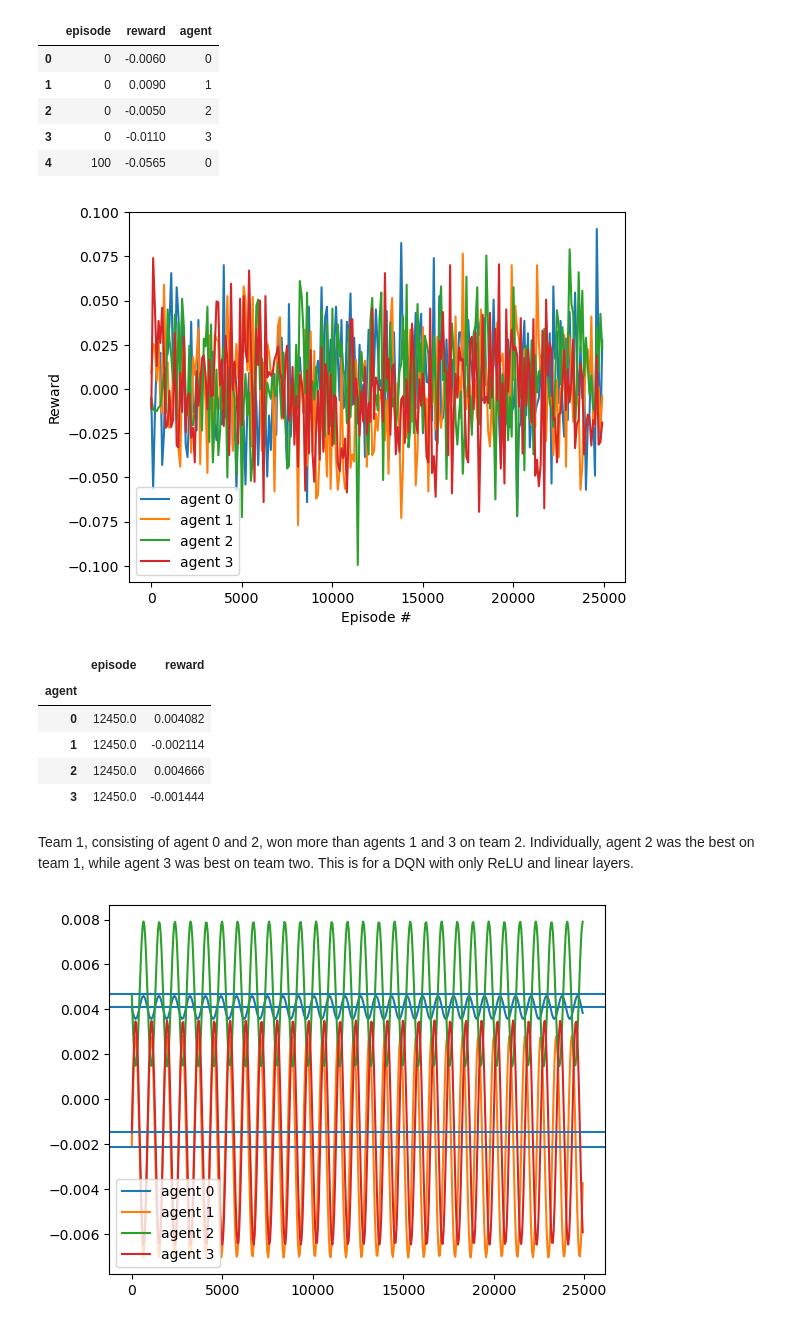
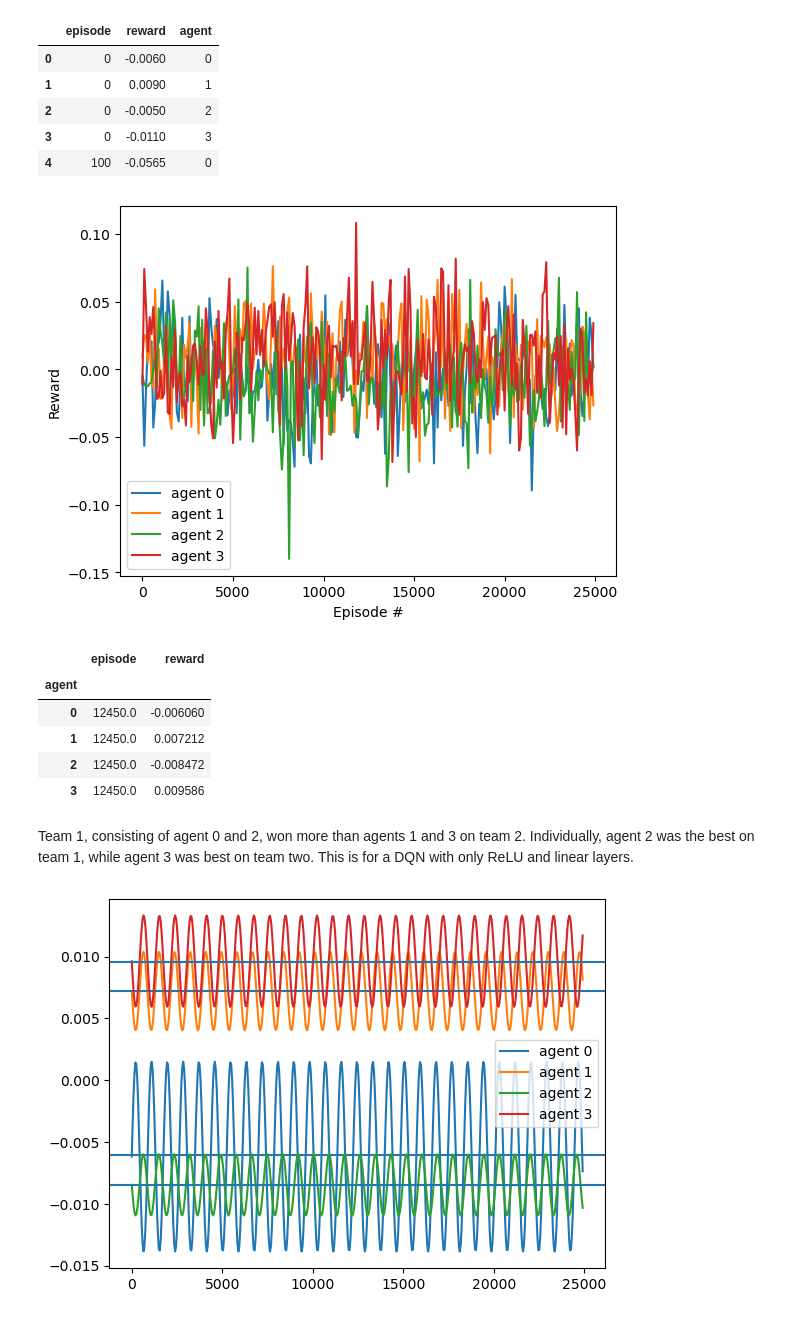
Before and after one commit to jwmaurer/RL_Research, a Jupyter notebook: analyze_experiment.ipynb, the cells around one changed output. Saved outputs shown, nothing was run; the diff lists cells and outputs as text; code cells hidden in the pictures.

Commit message:
added the new experiment with more memory and analyzed the results

```diff
--- a/analyze_experiment.ipynb
+++ b/analyze_experiment.ipynb
@@ -11,5 +15,5 @@ from scipy.optimize import curve_fit
 # %%
-data = pd.read_csv("./experiments/euchre_dqn_train_all/performance.csv")
+data = pd.read_csv("D:/euchre_dqn_train_all_more_memory/performance.csv")
 data.head()
 # %% [output]
 |  | episode | reward | agent |
@@ -27,32 +31,35 @@ plt.ylabel('Reward')
 plt.legend()
 plt.show()
 # %% [output]
-[figure, old version]
+[figure, new version]
 # %%
 agent_groups.mean()
 # %% [output]
 |  | episode | reward |
 | agent |  |  |
-| 0 | 12450.0 | 0.004082 |
-| 1 | 12450.0 | -0.002114 |
-| 2 | 12450.0 | 0.004666 |
-| 3 | 12450.0 | -0.001444 |
+| 0 | 12450.0 | -0.006060 |
+| 1 | 12450.0 | 0.007212 |
+| 2 | 12450.0 | -0.008472 |
+| 3 | 12450.0 | 0.009586 |
 # %% [markdown]
 Team 1, consisting of agent 0 and 2, won more than agents 1 and 3 on team 2. Individually, agent 2 was the best on team 1, while agent 3 was best on team two. This is for a DQN with only ReLU and linear layers.
 # %%
 def sin_fit(x, a, b, c):
     return b*np.sin(a*x) + c
 
 for index, frame in agent_groups:
     params =  curve_fit(sin_fit, frame["episode"].to_numpy(), frame["reward"].to_numpy())[0]
     fit_x = np.linspace(frame["episode"].min(), frame["episode"].max(), 500)
     fit_y = sin_fit(fit_x, params[0], params[1], params[2])
     plt.plot(fit_x, fit_y, label = 'agent ' + str(index))
     plt.axhline(frame["reward"].mean(), frame["episode"].min(), frame["episode"].max())
+plt.xlabel('Episode #')
+plt.ylabel('Reward')
+plt.title('Reward vs. Eval Step')
 plt.legend()
 plt.show()
 # %% [output]
-[figure, old version]
+[figure, new version]
 # %%
 rewards = {}
 for index, frame in agent_groups:
```
Also changed, not shown: parts of 2 cells of this notebook, 6 other files.
